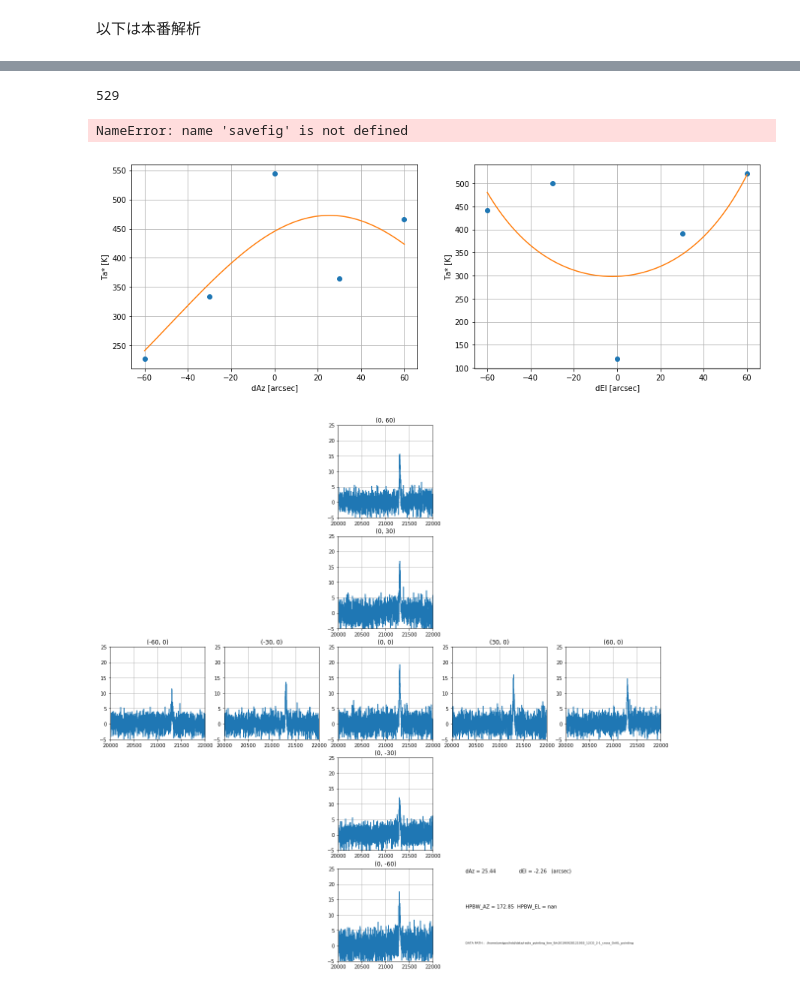
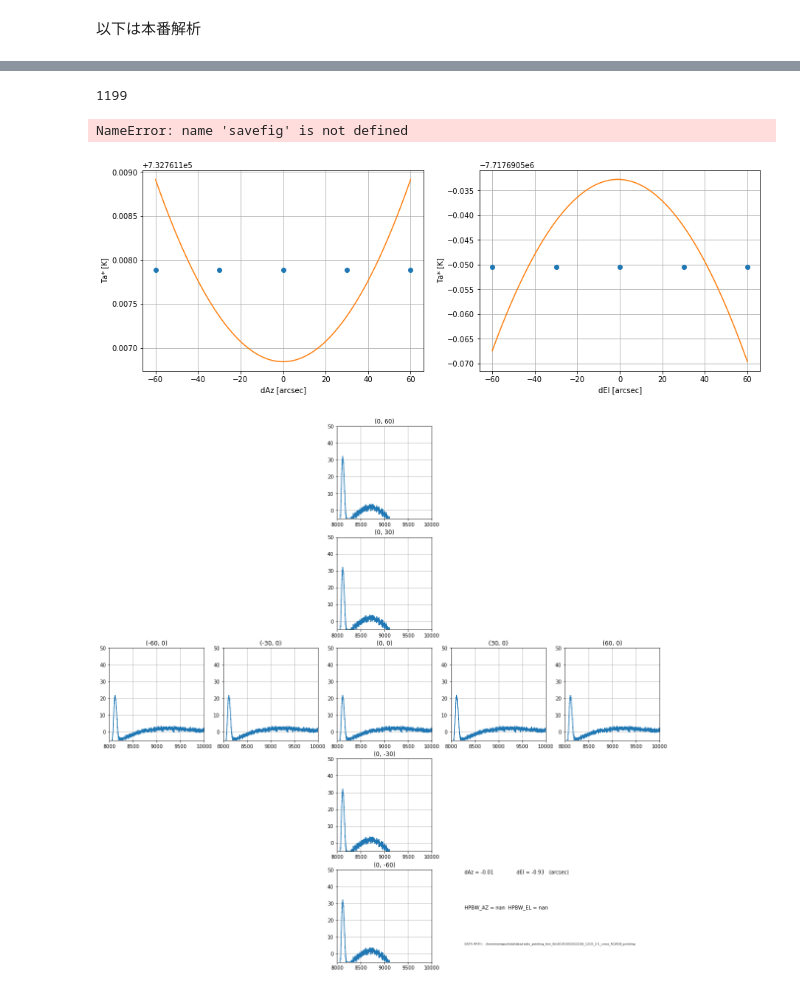
Before and after one commit to nanten2/analy_n2data, a Jupyter notebook: notebook/XFFTS_line_pointing.ipynb, the cells around one changed output, grey strips where cells are left out. Saved outputs shown, nothing was run; the diff lists cells and outputs as text; code cells hidden in the pictures.

```diff
--- a/notebook/XFFTS_line_pointing.ipynb
+++ b/notebook/XFFTS_line_pointing.ipynb
@@ -188,17 +190,20 @@ plt.show()
 # %%
 x = numpy.unique(lamdel)
 y = numpy.unique(lamdel)
+x = x.tolist()
+y = y.tolist()
+x.remove( b'999999.0')
+y.remove( b'999999.0')
 # %%
 x_off = []
 for i in x:
     xmask = lamdel == i
     mask1 = numpy.logical_and(offmask, xmask)
+    mask1 = numpy.logical_and(mask1, scanmask1)
     start = obsmode.T[0][mask1][0]
     end   = obsmode.T[0][mask1][-1]
     s_index = numpy.where(xpd.T[0] > float(start))[0][0]
     e_index = numpy.where(xpd.T[0] < float(end))[0][-1]
-    if i ==b"0.0":# 観測ミスのため　will be deleted
-        e_index = 1241
     print(s_index, e_index)
     x_off.append(numpy.mean(xpd.T[1:].T[s_index:e_index], axis=0))
 
@@ -206,12 +211,11 @@ y_off = []
 for i in x:
     ymask = betdel == i
     mask1 = numpy.logical_and(offmask, ymask)
+    mask1 = numpy.logical_and(mask1, scanmask2)
     start = obsmode.T[0][mask1][0]
     end   = obsmode.T[0][mask1][-1]
     s_index = numpy.where(xpd.T[0] > float(start))[0][0]
     e_index = numpy.where(xpd.T[0] < float(end))[0][-1]
-    if i ==b"0.0":# 観測ミスのため　will be deleted
-        e_index = 3190
     print(s_index, e_index)
     y_off.append(numpy.mean(xpd.T[1:].T[s_index:e_index], axis=0))
 # %% [output]
@@ -230,12 +234,11 @@ x_on = []
 for i in x:
     xmask = lamdel == i
     mask1 = numpy.logical_and(onmask, xmask)
+    mask1 = numpy.logical_and(mask1, scanmask1)
     start = obsmode.T[0][mask1][0]
     end   = obsmode.T[0][mask1][-1]
     s_index = numpy.where(xpd.T[0] > float(start))[0][0]
     e_index = numpy.where(xpd.T[0] < float(end))[0][-1]
-    if i ==b"0.0":# 観測ミスのため　will be deleted
-        e_index = 1400
     print(s_index, e_index)
     x_on.append(numpy.mean(xpd.T[1:].T[s_index:e_index], axis=0))
 
@@ -243,12 +246,11 @@ y_on = []
 for i in x:
     ymask = betdel == i
     mask1 = numpy.logical_and(onmask, ymask)
+    mask1 = numpy.logical_and(mask1, scanmask2)
     start = obsmode.T[0][mask1][0]
     end   = obsmode.T[0][mask1][-1]
     s_index = numpy.where(xpd.T[0] > float(start))[0][0]
     e_index = numpy.where(xpd.T[0] < float(end))[0][-1]
-    if i ==b"0.0":# 観測ミスのため　will be deleted
-        s_index = 3258
     print(s_index, e_index)
     y_on.append(numpy.mean(xpd.T[1:].T[s_index:e_index], axis=0))
 # %% [output]
@@ -337,8 +339,8 @@ def  baseline_fitting(arr_x, arr_y, index1, index2, index3, index4):
     return arr_y
 # %%
 for i in range(5):
-    xscan_Ta[i] = baseline_fitting(arr_x, xscan_Ta[i], 20000, 21000, 22000, 23000)
-    yscan_Ta[i] = baseline_fitting(arr_x, yscan_Ta[i], 20000, 21000, 22000, 23000)
+    xscan_Ta[i] = baseline_fitting(arr_x, xscan_Ta[i], 8000, 9000, 10000, 11000)
+    yscan_Ta[i] = baseline_fitting(arr_x, yscan_Ta[i], 8000, 9000, 10000, 10000)
 
 xscan_integ = []
 yscan_integ = []
@@ -473,8 +475,8 @@ try:
 
 
     for i in [2,7,11,12,13,14,17,10,22]:
-        axlist[i].set_ylim(-5,25)
-        axlist[i].set_xlim(20000, 22000)
+        axlist[i].set_ylim(-5,50)
+        axlist[i].set_xlim(8000, 10000)
 
     axlist[0].set_visible(False)
     axlist[1].set_visible(False)
@@ -550,33 +552,33 @@ except Exception as e:
     axlist[6].set_visible(False)
     axlist[8].set_visible(False)
     axlist[9].set_visible(False)
     axlist[15].set_visible(False)
     axlist[16].set_visible(False)
     axlist[18].set_visible(False)
     axlist[19].set_visible(False)
     axlist[20].set_visible(False)
     axlist[21].set_visible(False)
     axlist[23].set_visible(False)
     axlist[24].set_visible(False)
 
     plt.axes([0.625,0.25, 0.25, 0.1])
     plt.axis("off")
     plt.text(0, 0.5, "ERROR OCCURRED", fontsize=10)
     #plt.text(0, 0, "OBJECT :   {}".format(hdu[1].data["OBJECT"][0]), fontsize=10)
     plt.text(0, -0.5, "DATA PATH :   {}".format(path), fontsize=6)
 
     [a.grid() for a in axlist]
 
 finally:
     if savefig:
         #plt.savefig(savepath_filename)
         pass
     if plot:
         plt.show()
     else:
         pass
 # %% [output]
-529
+1199
 NameError: name 'savefig' is not defined
-[figure, old version]
+[figure, new version]
-[figure, old version]
+[figure, new version]
```
Also changed, not shown: parts of 22 cells of this notebook.
